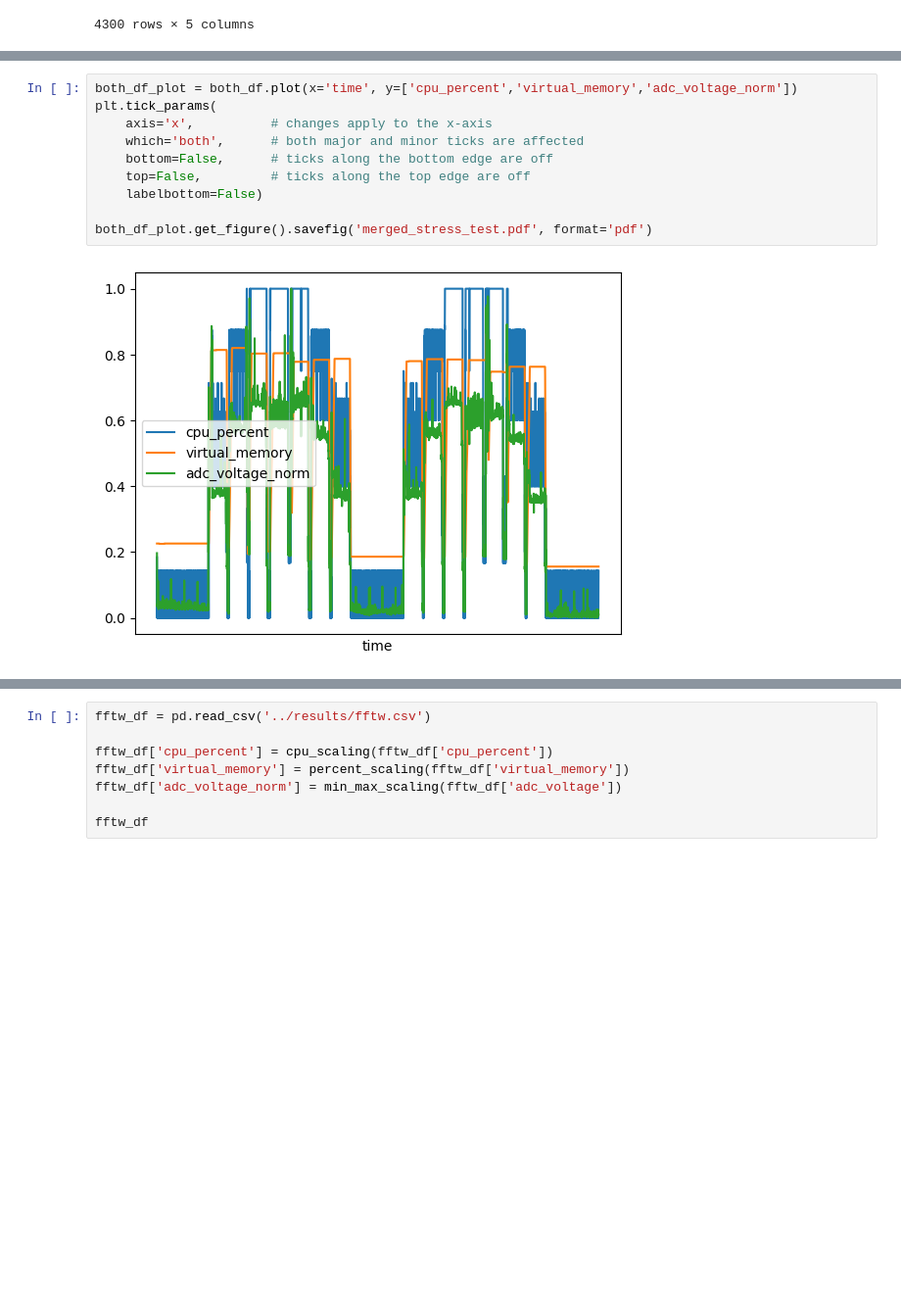
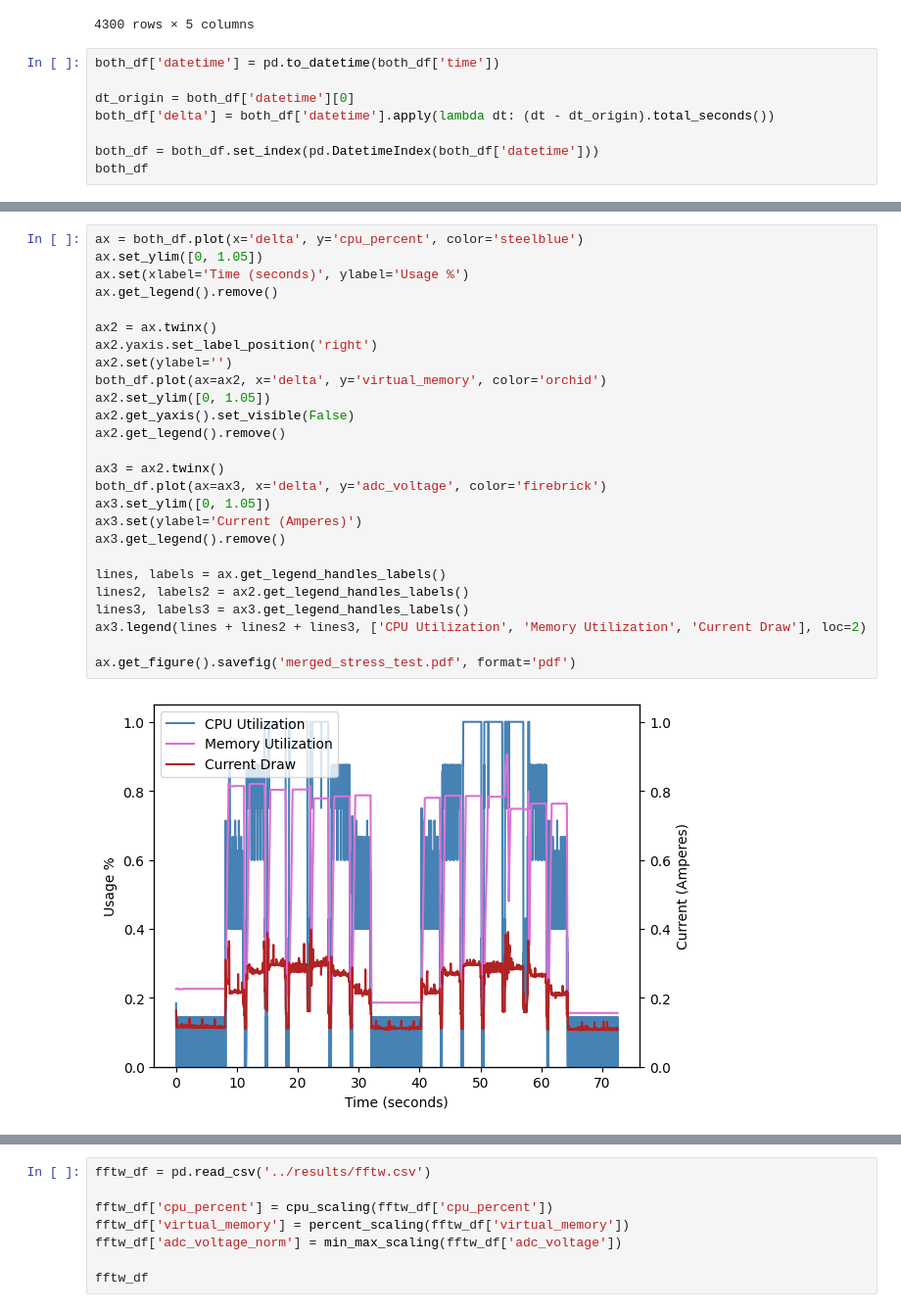
Before and after one commit to radshield/raspi-sel, a Jupyter notebook: analysis/cycles.ipynb, the cells around one changed output, grey strips where cells are left out. Shown: that part at 98% size. Drawn from its saved outputs; the diff is of its cells as text; blank space fills up the shorter version.

Commit message:
Make graph pretty

```diff
--- a/analysis/cycles.ipynb
+++ b/analysis/cycles.ipynb
@@ -142,3 +142,11 @@ both_df
 | 4298 | 2023-04-26 14:08:04.046017 | 0.143 | 0.156 | 0.107753 | 0.007271 |
 | 4299 | 2023-04-26 14:08:04.062049 | 0.143 | 0.156 | 0.108503 | 0.009837 |
 4300 rows × 5 columns
+# %%
+both_df['datetime'] = pd.to_datetime(both_df['time'])
+
+dt_origin = both_df['datetime'][0]
+both_df['delta'] = both_df['datetime'].apply(lambda dt: (dt - dt_origin).total_seconds())
+
+both_df = both_df.set_index(pd.DatetimeIndex(both_df['datetime']))
+both_df
@@ -145,15 +168,31 @@ both_df
 # %%
-both_df_plot = both_df.plot(x='time', y=['cpu_percent','virtual_memory','adc_voltage_norm'])
-plt.tick_params(
-    axis='x',          # changes apply to the x-axis
-    which='both',      # both major and minor ticks are affected
-    bottom=False,      # ticks along the bottom edge are off
-    top=False,         # ticks along the top edge are off
-    labelbottom=False)
+ax = both_df.plot(x='delta', y='cpu_percent', color='steelblue')
+ax.set_ylim([0, 1.05])
+ax.set(xlabel='Time (seconds)', ylabel='Usage %')
+ax.get_legend().remove()
 
-both_df_plot.get_figure().savefig('merged_stress_test.pdf', format='pdf')
+ax2 = ax.twinx()
+ax2.yaxis.set_label_position('right')
+ax2.set(ylabel='')
+both_df.plot(ax=ax2, x='delta', y='virtual_memory', color='orchid')
+ax2.set_ylim([0, 1.05])
+ax2.get_yaxis().set_visible(False)
+ax2.get_legend().remove()
+
+ax3 = ax2.twinx()
+both_df.plot(ax=ax3, x='delta', y='adc_voltage', color='firebrick')
+ax3.set_ylim([0, 1.05])
+ax3.set(ylabel='Current (Amperes)')
+ax3.get_legend().remove()
+
+lines, labels = ax.get_legend_handles_labels()
+lines2, labels2 = ax2.get_legend_handles_labels()
+lines3, labels3 = ax3.get_legend_handles_labels()
+ax3.legend(lines + lines2 + lines3, ['CPU Utilization', 'Memory Utilization', 'Current Draw'], loc=2)
+
+ax.get_figure().savefig('merged_stress_test.pdf', format='pdf')
 # %% [output]
-[figure, old version]
+[figure, new version]
 # %%
 both_df.drop('time', axis=1).corr()
 # %% [output]
```
Also changed, not shown: parts of 2 cells of this notebook, 1 other file.
